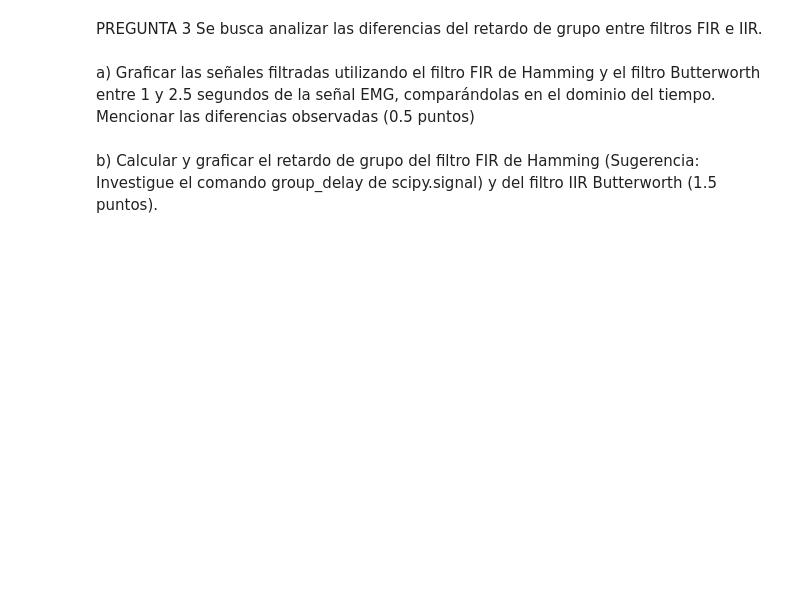
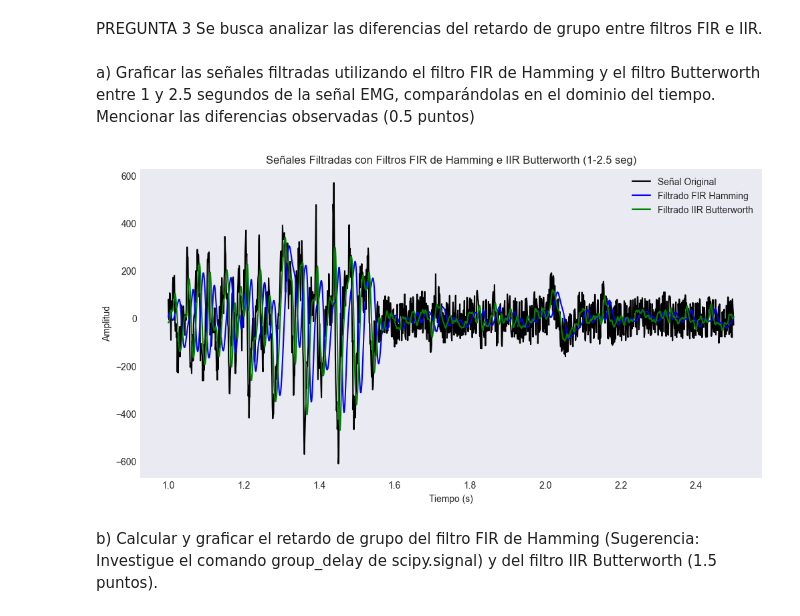
Before and after one commit to ExampleToFollow/PracticasPDS, a Jupyter notebook: Lab4/IF_LAB4_20213704.ipynb, the cells around one changed output. Saved outputs shown, nothing was run; the diff lists cells and outputs as text; code cells hidden in the pictures; blank space fills up the shorter version.

```diff
--- a/Lab4/IF_LAB4_20213704.ipynb
+++ b/Lab4/IF_LAB4_20213704.ipynb
@@ -245,6 +385,48 @@ Se busca analizar las diferencias del retardo de grupo entre filtros FIR e IIR.
 a) Graficar las señales filtradas utilizando el filtro FIR de Hamming y el filtro Butterworth entre 1 y
 2.5 segundos de la señal EMG, comparándolas en el dominio del tiempo. Mencionar las
 diferencias observadas (0.5 puntos)
+# %%
+import numpy as np
+import matplotlib.pyplot as plt
+from scipy.signal import firwin, butter, lfilter
+
+# Parámetros generales
+fs = 1000  # Frecuencia de muestreo en Hz
+fc = 50    # Frecuencia de corte en Hz
+t = np.arange(0, 5, 1/fs)  # Vector de tiempo de 5 segundos
+
+# Cargar la señal EMG
+emg_signal = np.load("EMG_raw.npy")
+
+# Diseño del filtro FIR con ventana de Hamming
+num_taps = 33
+fir_coeffs = firwin(num_taps, fc, fs=fs, window="hamming")
+emg_fir_filtered = lfilter(fir_coeffs, 1, emg_signal)
+
+# Diseño del filtro Butterworth IIR
+order = 2
+b_butter, a_butter = butter(order, fc / (fs / 2), btype='low', analog=False)
+emg_butter_filtered = lfilter(b_butter, a_butter, emg_signal)
+
+# Graficar señales filtradas en el intervalo de tiempo 1-2.5 segundos
+start_time = 1
+end_time = 2.5
+start_idx = int(start_time * fs)
+end_idx = int(end_time * fs)
+
+plt.figure(figsize=(12, 6))
+plt.plot(t[start_idx:end_idx], emg_signal[start_idx:end_idx], label="Señal Original", color="black")
+plt.plot(t[start_idx:end_idx], emg_fir_filtered[start_idx:end_idx], label="Filtrado FIR Hamming", color="blue")
+plt.plot(t[start_idx:end_idx], emg_butter_filtered[start_idx:end_idx], label="Filtrado IIR Butterworth", color="green")
+
+plt.title("Señales Filtradas con Filtros FIR de Hamming e IIR Butterworth (1-2.5 seg)")
+plt.xlabel("Tiempo (s)")
+plt.ylabel("Amplitud")
+plt.legend()
+plt.grid()
+plt.show()
+# %% [output]
+[figure, added]
 # %% [markdown]
 b) Calcular y graficar el retardo de grupo del filtro FIR de Hamming (Sugerencia: Investigue el
 comando group_delay de scipy.signal) y del filtro IIR Butterworth (1.5 puntos).
```
Also changed, not shown: parts of 5 cells of this notebook.
